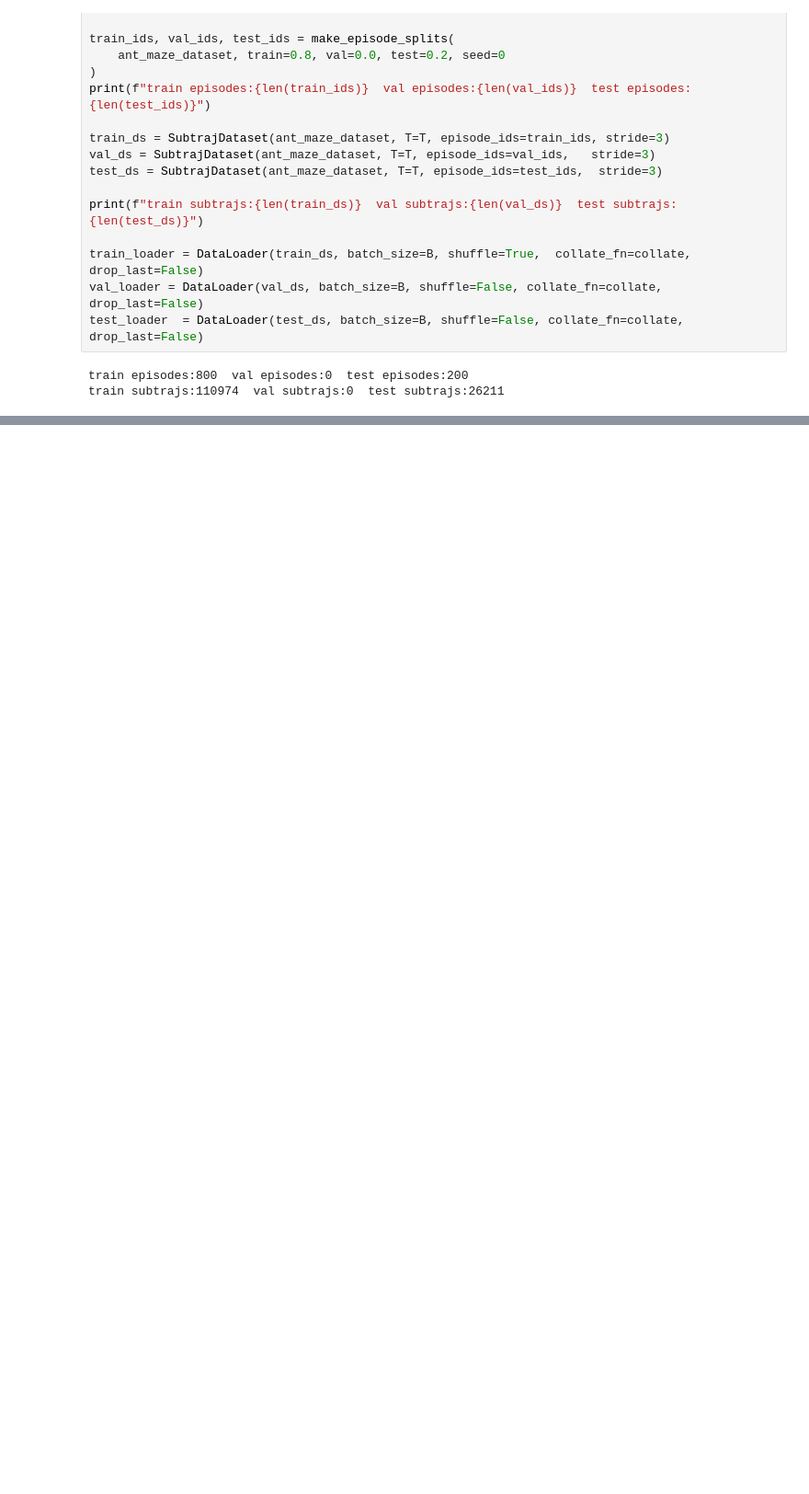
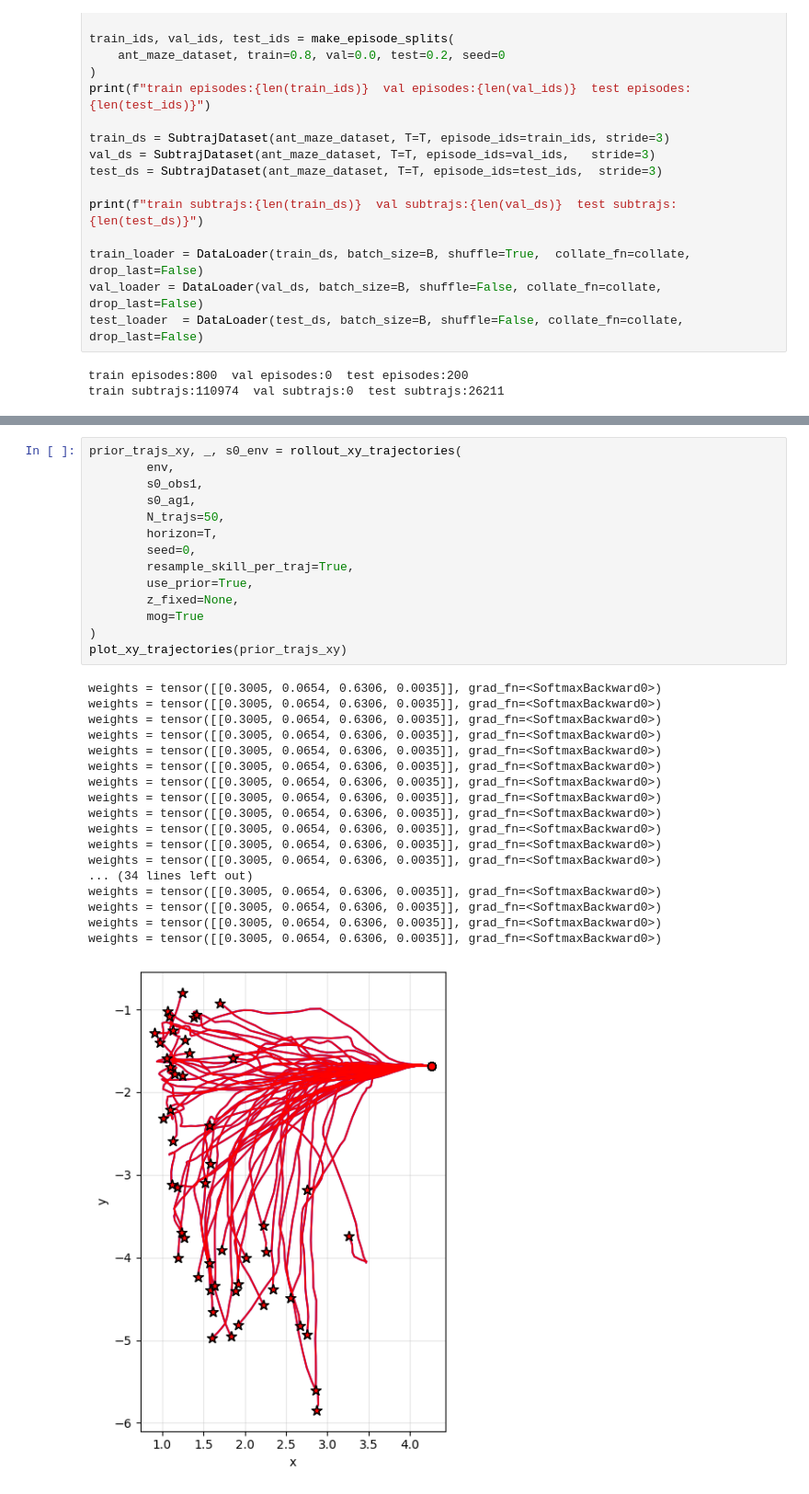
Before and after one commit to williamhuang08/Learning-Temporal-World-Models, a Jupyter notebook: model/plot_priorpost_match.ipynb, the cells around one changed output, grey strips where cells are left out. Shown at 92% size. Saved outputs shown, nothing was run; the diff lists cells and outputs as text; blank space fills up the shorter version.

```diff
--- a/model/plot_priorpost_match.ipynb
+++ b/model/plot_priorpost_match.ipynb
@@ -553,0 +600,33 @@ plot_xy_trajectories(prior_trajs_xy)
+# %%
+prior_trajs_xy, _, s0_env = rollout_xy_trajectories(
+        env,
+        s0_obs1,
+        s0_ag1,
+        N_trajs=50,
+        horizon=T,
+        seed=0,
+        resample_skill_per_traj=True,
+        use_prior=True,
+        z_fixed=None,
+        mog=True
+)
+plot_xy_trajectories(prior_trajs_xy)
+# %% [output]
+weights = tensor([[0.3005, 0.0654, 0.6306, 0.0035]], grad_fn=<SoftmaxBackward0>)
+weights = tensor([[0.3005, 0.0654, 0.6306, 0.0035]], grad_fn=<SoftmaxBackward0>)
+weights = tensor([[0.3005, 0.0654, 0.6306, 0.0035]], grad_fn=<SoftmaxBackward0>)
+weights = tensor([[0.3005, 0.0654, 0.6306, 0.0035]], grad_fn=<SoftmaxBackward0>)
+weights = tensor([[0.3005, 0.0654, 0.6306, 0.0035]], grad_fn=<SoftmaxBackward0>)
+weights = tensor([[0.3005, 0.0654, 0.6306, 0.0035]], grad_fn=<SoftmaxBackward0>)
+weights = tensor([[0.3005, 0.0654, 0.6306, 0.0035]], grad_fn=<SoftmaxBackward0>)
+weights = tensor([[0.3005, 0.0654, 0.6306, 0.0035]], grad_fn=<SoftmaxBackward0>)
+weights = tensor([[0.3005, 0.0654, 0.6306, 0.0035]], grad_fn=<SoftmaxBackward0>)
+weights = tensor([[0.3005, 0.0654, 0.6306, 0.0035]], grad_fn=<SoftmaxBackward0>)
+weights = tensor([[0.3005, 0.0654, 0.6306, 0.0035]], grad_fn=<SoftmaxBackward0>)
+weights = tensor([[0.3005, 0.0654, 0.6306, 0.0035]], grad_fn=<SoftmaxBackward0>)
+... (34 lines left out)
+weights = tensor([[0.3005, 0.0654, 0.6306, 0.0035]], grad_fn=<SoftmaxBackward0>)
+weights = tensor([[0.3005, 0.0654, 0.6306, 0.0035]], grad_fn=<SoftmaxBackward0>)
+weights = tensor([[0.3005, 0.0654, 0.6306, 0.0035]], grad_fn=<SoftmaxBackward0>)
+weights = tensor([[0.3005, 0.0654, 0.6306, 0.0035]], grad_fn=<SoftmaxBackward0>)
+[figure, added]
```
Also changed, not shown: parts of 9 cells of this notebook.
